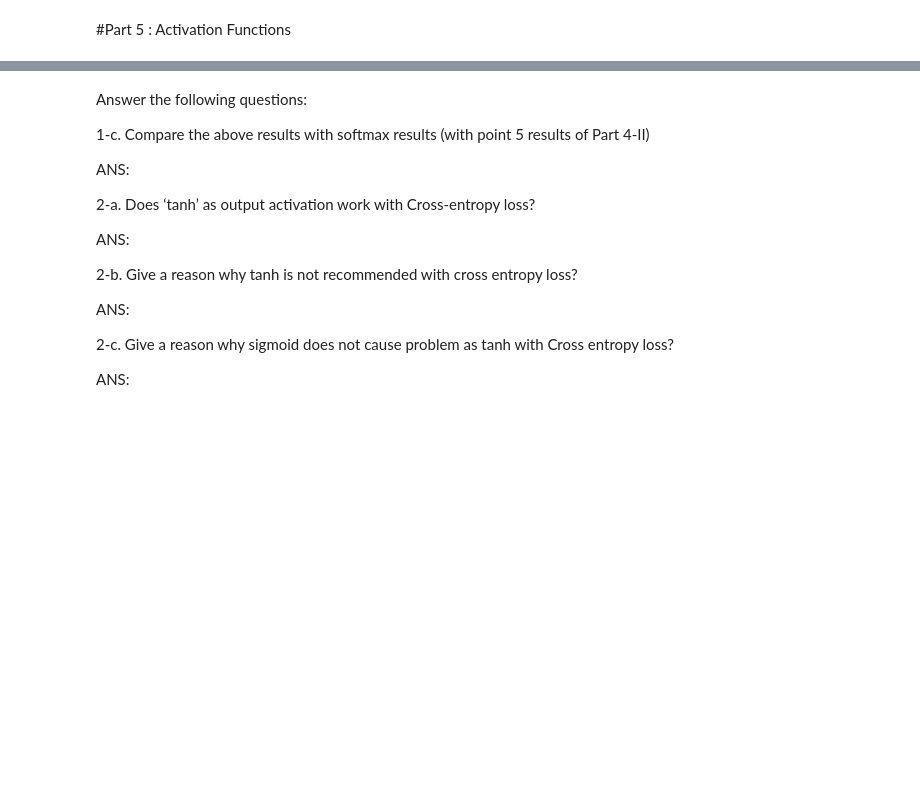
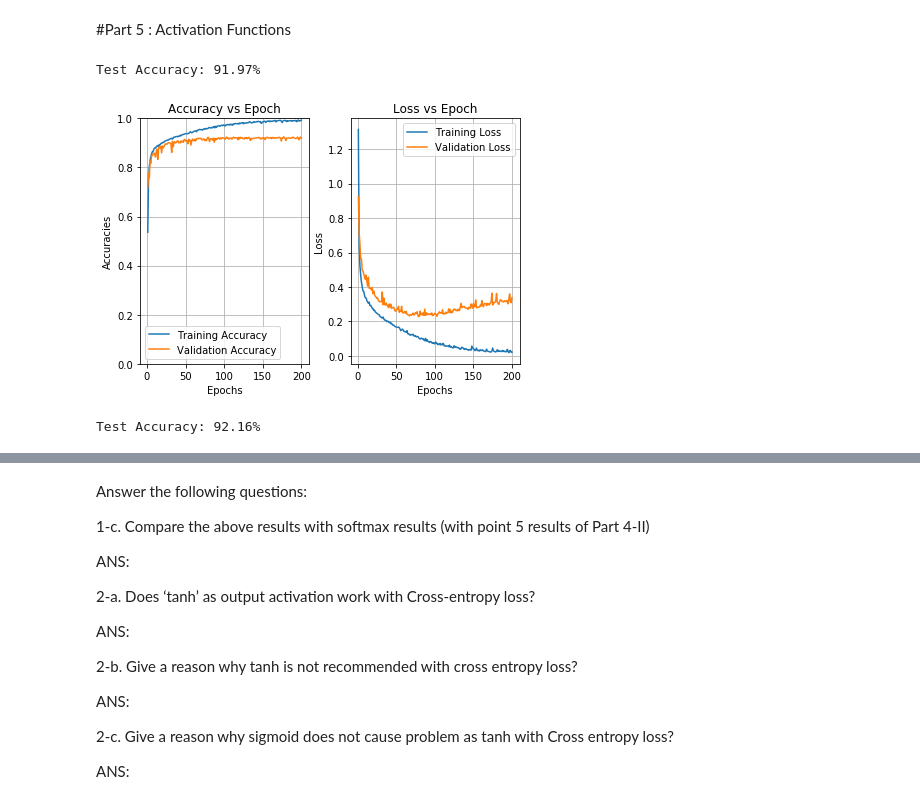
Before and after one commit to Salazar-Prime/deep_forget, a Jupyter notebook: Project 1 Convolutional LSTM Neural Networks/Project_1_Student_code.ipynb, the cells around one changed output, grey strips where cells are left out. Cells and saved outputs as stored; diff of their text form; code cells hidden in the pictures; blank space fills up the shorter version.

```diff
--- a/Project 1 Convolutional LSTM Neural Networks/Project_1_Student_code.ipynb
+++ b/Project 1 Convolutional LSTM Neural Networks/Project_1_Student_code.ipynb
@@ -613,0 +626,75 @@ CNN_dropout_both_act = CNN_dropout_both_act()
+# %%
+########## Fun with Sigmoid ##########
+
+#Create instance of CNN model graph
+obj_sigmoid = CNN_dropout_both_act()
+obj_sigmoid.add(Dense(10, activation="sigmoid", kernel_initializer="normal"))
+
+#Compile model using an appropriate loss and optimizer algorithm
+obj_sigmoid.compile(loss="categorical_crossentropy",
+            metrics=['accuracy'],
+            optimizer="adam")
+
+#Train the model and assign training meta-data to a variable
+hist = obj_sigmoid.fit(data_train, labels_train,
+                        validation_data=(data_test, labels_test),
+                        shuffle=True,
+                        epochs=200,
+                        batch_size=1536,
+                        verbose=0)
+
+#Print accuracy of model on testing set after training
+[test_loss,test_acc] = obj_sigmoid.evaluate(data_test, labels_test, batch_size = 512, verbose=0)
+print("Test Accuracy: {:0.2f}%".format(test_acc*100))
+# %% [output]
+Test Accuracy: 91.97%
+# %%
+# plots for sigmoid
+fig, (ax1, ax2) = plt.subplots(1,2)
+fig.tight_layout()
+
+# accuracy
+ax1.plot(range(1,201),hist.history['acc'])
+ax1.plot(range(1,201),hist.history['val_acc'])
+ax1.set_title("Accuracy vs Epoch")
+ax1.set_xlabel("Epochs")
+ax1.set_ylim(0,1)
+ax1.set_ylabel("Accuracies")
+ax1.legend(['Training Accuracy','Validation Accuracy'])
+ax1.grid(True)
+
+# loss
+ax2.plot(range(1,201),hist.history['loss'])
+ax2.plot(range(1,201),hist.history['val_loss'])
+ax2.set_title("Loss vs Epoch")
+ax2.set_xlabel("Epochs")
+ax2.set_ylabel("Loss")
+ax2.legend(['Training Loss','Validation Loss'])
+ax2.grid(True)
+# %% [output]
+[figure, added]
+# %%
+########## Fun with Tanh ##########
+
+#Create instance of CNN model graph
+obj_tanh = CNN_dropout_both_act()
+obj_tanh.add(Dense(10, activation="tanh", kernel_initializer="normal"))
+
+#Compile model using an appropriate loss and optimizer algorithm
+obj_tanh.compile(loss="mean_squared_error",
+            metrics=['accuracy'],
+            optimizer="adam")
+
+#Train the model and assign training meta-data to a variable
+hist = obj_tanh.fit(data_train, labels_train,
+                        validation_data=(data_test, labels_test),
+                        shuffle=True,
+                        epochs=200,
+                        batch_size=1536,
+                        verbose=0)
+
+#Print accuracy of model on testing set after training
+[test_loss,test_acc] = obj_tanh.evaluate(data_test, labels_test, batch_size = 512, verbose=0)
+print("Test Accuracy: {:0.2f}%".format(test_acc*100))
+# %% [output]
+Test Accuracy: 92.16%
```
Also changed, not shown: parts of 13 cells of this notebook.
